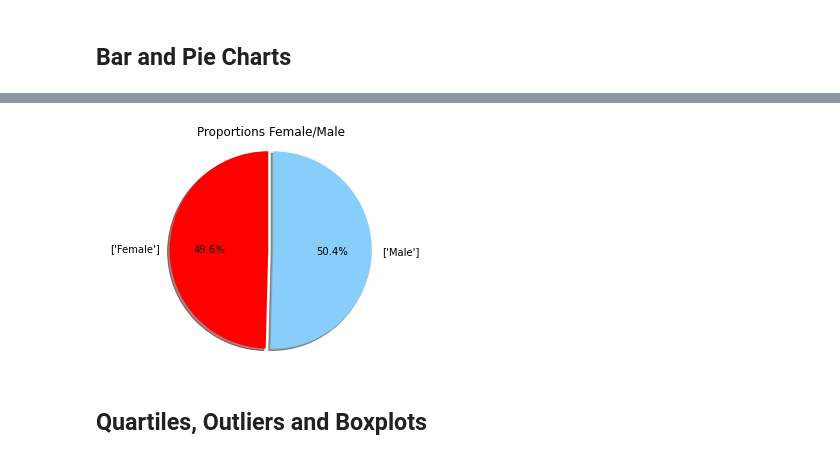
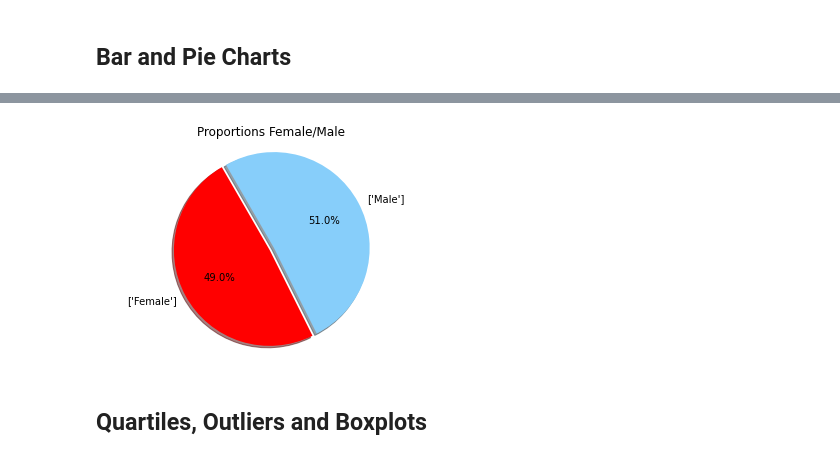
Before and after one commit to jhurley684/05-matplotlib-Pymaceuticals, a Jupyter notebook: Instructions/Pymaceuticals/pymaceuticals_starter.ipynb, the cells around one changed output, grey strips where cells are left out. Cells and saved outputs as stored; diff of their text form; code cells hidden in the pictures.

```diff
--- a/Instructions/Pymaceuticals/pymaceuticals_starter.ipynb
+++ b/Instructions/Pymaceuticals/pymaceuticals_starter.ipynb
@@ -180,9 +196,19 @@ genders_list
 # %%
+# Generate a pie plot showing the distribution of female versus male mice using PyPlot
+
+# Count how many of each sex
+sexes_group = merge_mice.groupby('Sex')
+gender_count = sexes_group["Sex"].count()
+
+# Get a list of genders
+genders = sexes_group['Sex'].unique()
+
+# Create Pie Chart - autopct="%1.1f%%" -  Automatically finds the percentages of each part of the pie chart
 explode = (0, 0.05)
 colors = ["red", "lightskyblue"]
 plt.title("Proportions Female/Male")
-plt.pie(sexes_count, explode=explode, labels=genders_list, colors=colors,autopct="%1.1f%%", shadow=True, startangle=90)
+plt.pie(gender_count, explode=explode, labels=genders, colors=colors, autopct="%1.1f%%", shadow=True, startangle=120)
 plt.axis("equal")
 plt.show()
 # %% [output]
-[figure, old version]
+[figure, new version]
```
Also changed, not shown: parts of 10 cells of this notebook.
